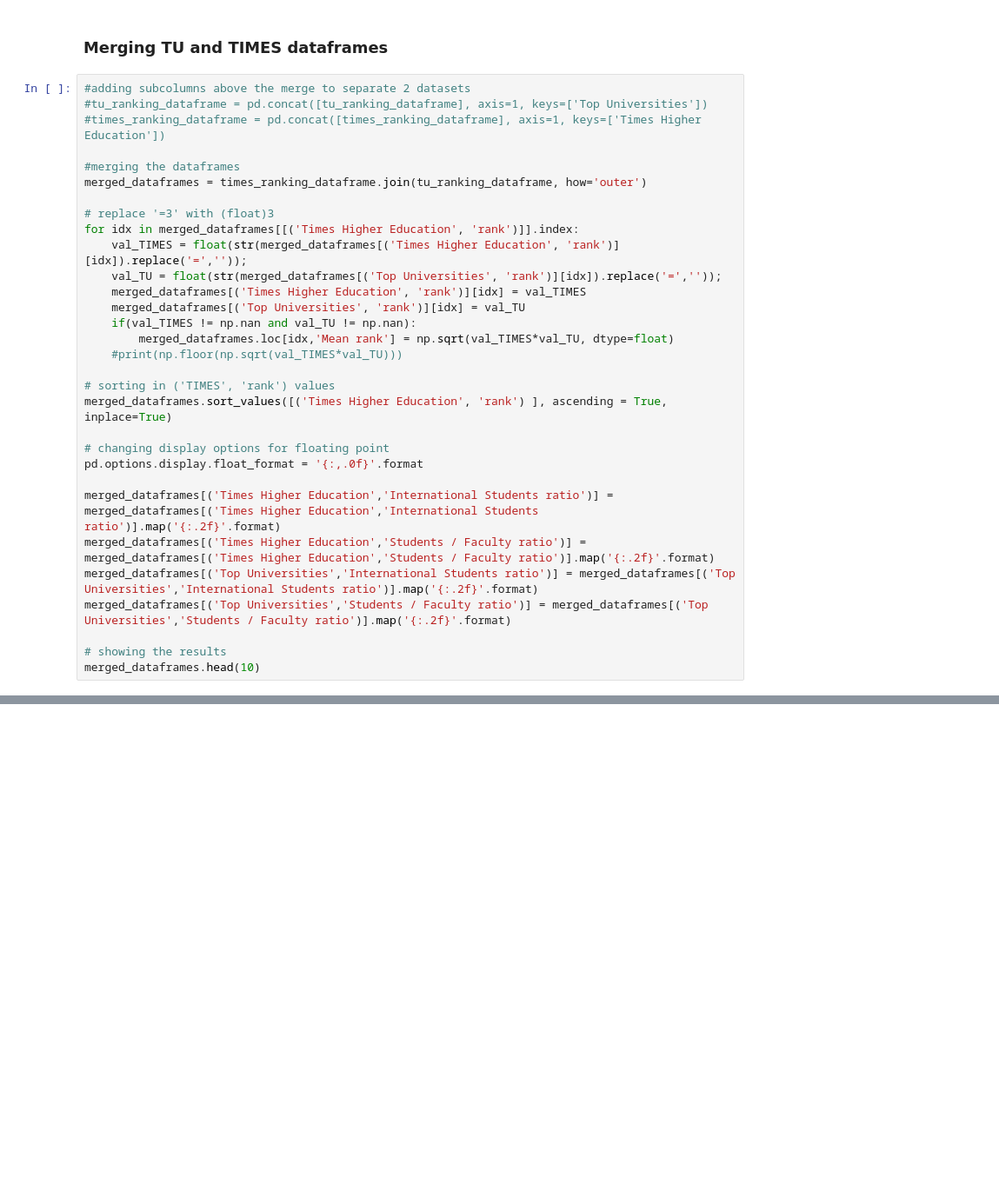
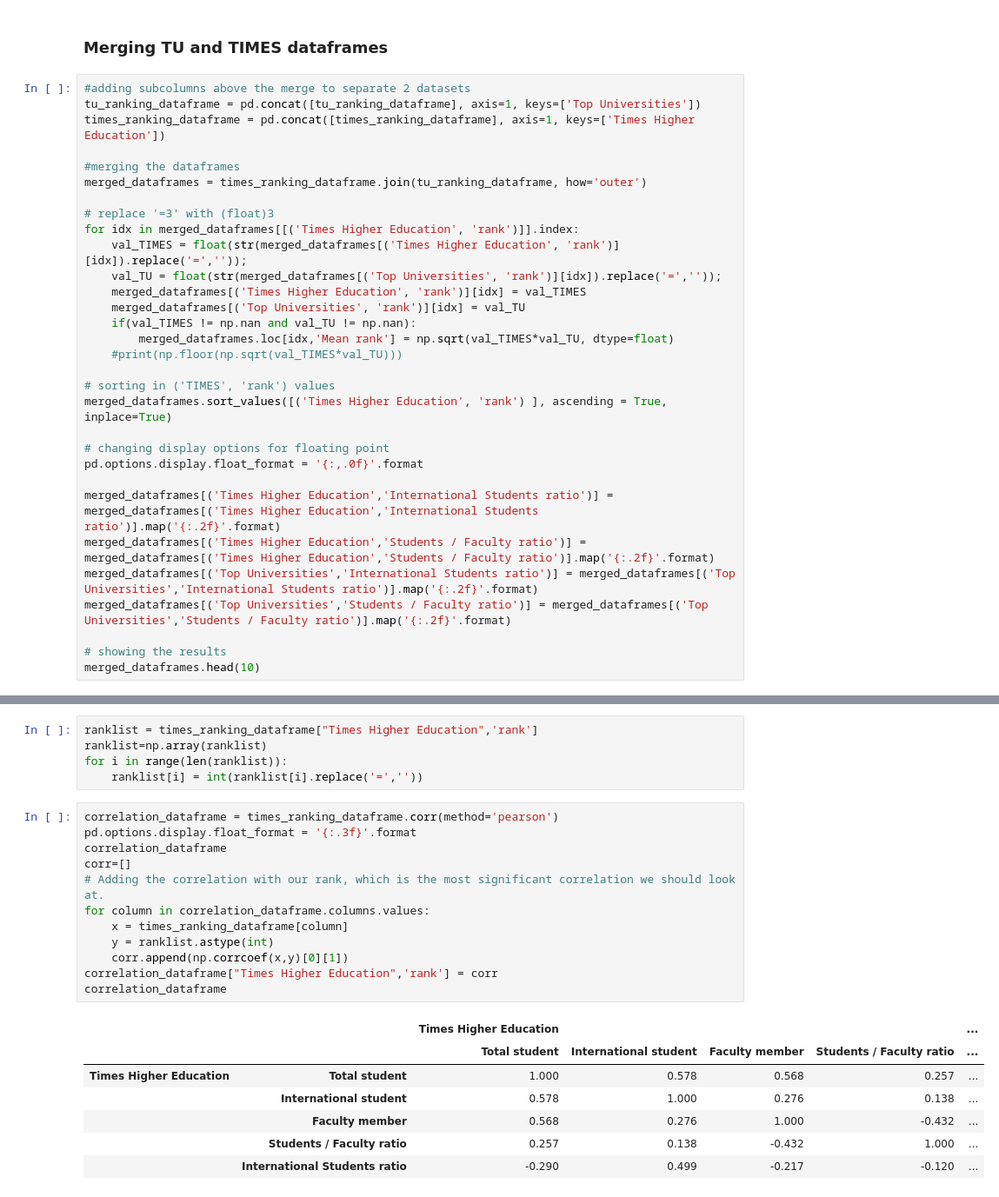
Before and after one commit to Amaumaury/ada-2017, a Jupyter notebook: 02 - Data from the Web/Homework2.ipynb, the cells around one changed output, grey strips where cells are left out. Shown at 87% size. Drawn from its saved outputs; the diff is of its cells as text; blank space fills up the shorter version.

Commit message:
Add files via upload
correlation analysis added

```diff
--- a/02 - Data from the Web/Homework2.ipynb
+++ b/02 - Data from the Web/Homework2.ipynb
@@ -446,8 +438,8 @@ tu_ranking_dataframe.head(3)
 ### Merging TU and TIMES dataframes
 # %%
 #adding subcolumns above the merge to separate 2 datasets
-#tu_ranking_dataframe = pd.concat([tu_ranking_dataframe], axis=1, keys=['Top Universities'])
-#times_ranking_dataframe = pd.concat([times_ranking_dataframe], axis=1, keys=['Times Higher Education'])
+tu_ranking_dataframe = pd.concat([tu_ranking_dataframe], axis=1, keys=['Top Universities'])
+times_ranking_dataframe = pd.concat([times_ranking_dataframe], axis=1, keys=['Times Higher Education'])
 
 #merging the dataframes
 merged_dataframes = times_ranking_dataframe.join(tu_ranking_dataframe, how='outer')
@@ -490,0 +485,25 @@ merged_dataframes.head(10)
+# %%
+ranklist = times_ranking_dataframe["Times Higher Education",'rank']
+ranklist=np.array(ranklist)
+for i in range(len(ranklist)):
+    ranklist[i] = int(ranklist[i].replace('=',''))
+# %%
+correlation_dataframe = times_ranking_dataframe.corr(method='pearson')
+pd.options.display.float_format = '{:.3f}'.format
+correlation_dataframe
+corr=[]
+# Adding the correlation with our rank, which is the most significant correlation we should look at.
+for column in correlation_dataframe.columns.values:
+    x = times_ranking_dataframe[column]
+    y = ranklist.astype(int)
+    corr.append(np.corrcoef(x,y)[0][1])
+correlation_dataframe["Times Higher Education",'rank'] = corr
+correlation_dataframe
+# %% [output]
+|  |  | Times Higher Education |  |  |  | ... |
+|  |  | Total student | International student | Faculty member | Students / Faculty ratio | ... |
+| Times Higher Education | Total student | 1.000 | 0.578 | 0.568 | 0.257 | ... |
+|  | International student | 0.578 | 1.000 | 0.276 | 0.138 | ... |
+|  | Faculty member | 0.568 | 0.276 | 1.000 | -0.432 | ... |
+|  | Students / Faculty ratio | 0.257 | 0.138 | -0.432 | 1.000 | ... |
+|  | International Students ratio | -0.290 | 0.499 | -0.217 | -0.120 | ... |
```
Also changed, not shown: parts of 5 cells of this notebook.
